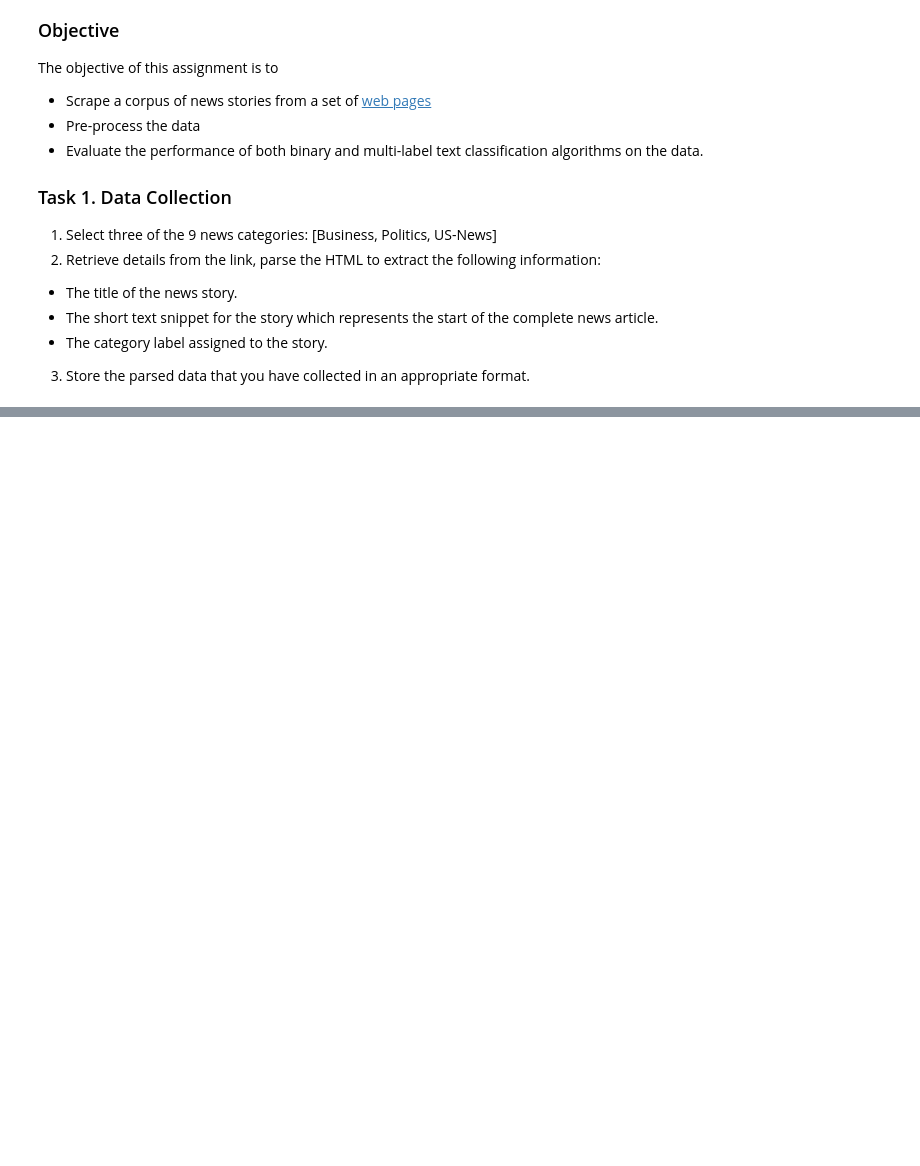
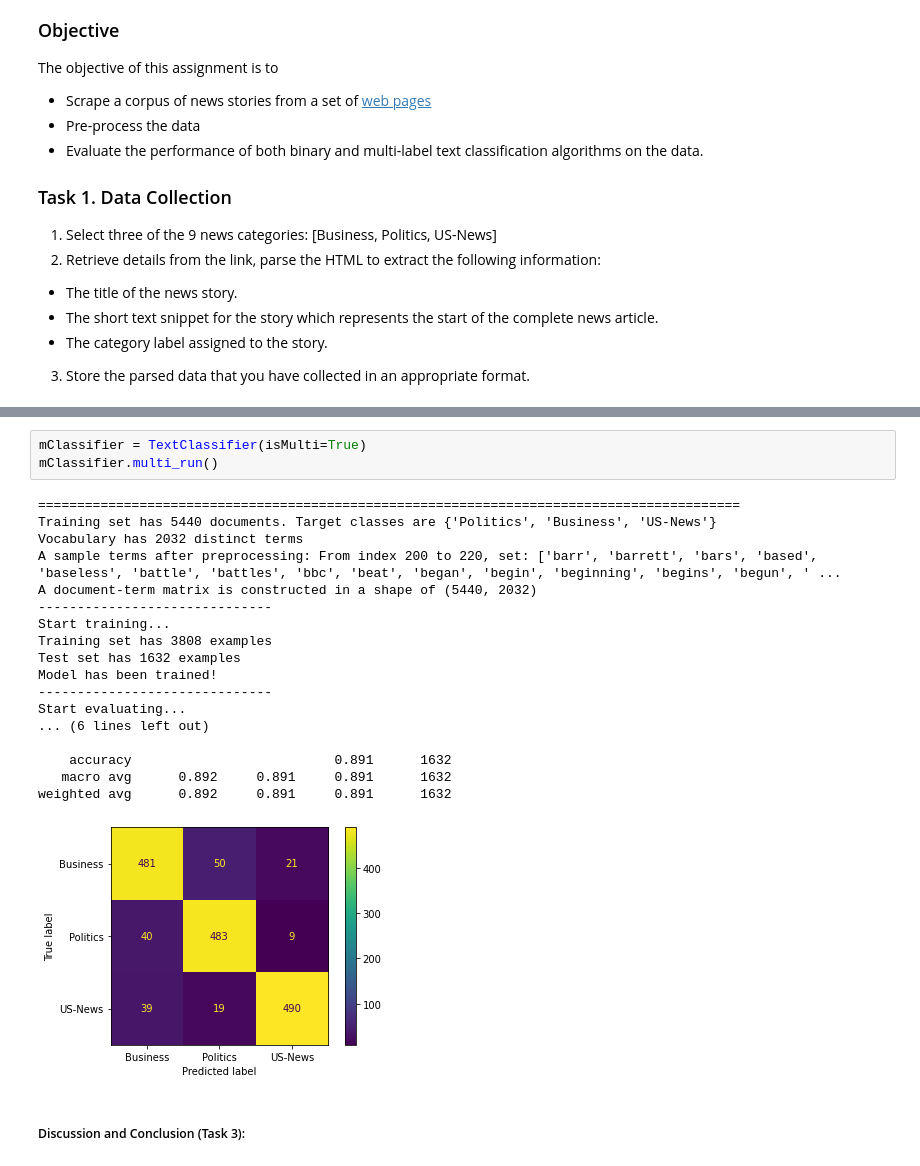
Before and after one commit to ThunStorm/DataMining-UCD, a Jupyter notebook: NewsClassifier/NewsClassifier.ipynb, the cells around one changed output, grey strips where cells are left out. Saved outputs shown, nothing was run; the diff lists cells and outputs as text; blank space fills up the shorter version.

```diff
--- a/NewsClassifier/NewsClassifier.ipynb
+++ b/NewsClassifier/NewsClassifier.ipynb
@@ -161,0 +412,24 @@ import matplotlib.pyplot as plt
+# %%
+mClassifier = TextClassifier(isMulti=True)
+mClassifier.multi_run()
+# %% [output]
+==========================================================================================
+Training set has 5440 documents. Target classes are {'Politics', 'Business', 'US-News'}
+Vocabulary has 2032 distinct terms
+A sample terms after preprocessing: From index 200 to 220, set: ['barr', 'barrett', 'bars', 'based', 'baseless', 'battle', 'battles', 'bbc', 'beat', 'began', 'begin', 'beginning', 'begins', 'begun', ' ...
+A document-term matrix is constructed in a shape of (5440, 2032)
+------------------------------
+Start training...
+Training set has 3808 examples
+Test set has 1632 examples
+Model has been trained!
+------------------------------
+Start evaluating...
+... (6 lines left out)
+
+    accuracy                          0.891      1632
+   macro avg      0.892     0.891     0.891      1632
+weighted avg      0.892     0.891     0.891      1632
+[figure, added]
+# %% [markdown]
+##### Discussion and Conclusion (Task 3):
```
Also changed, not shown: parts of 12 cells of this notebook, 9 other files.
